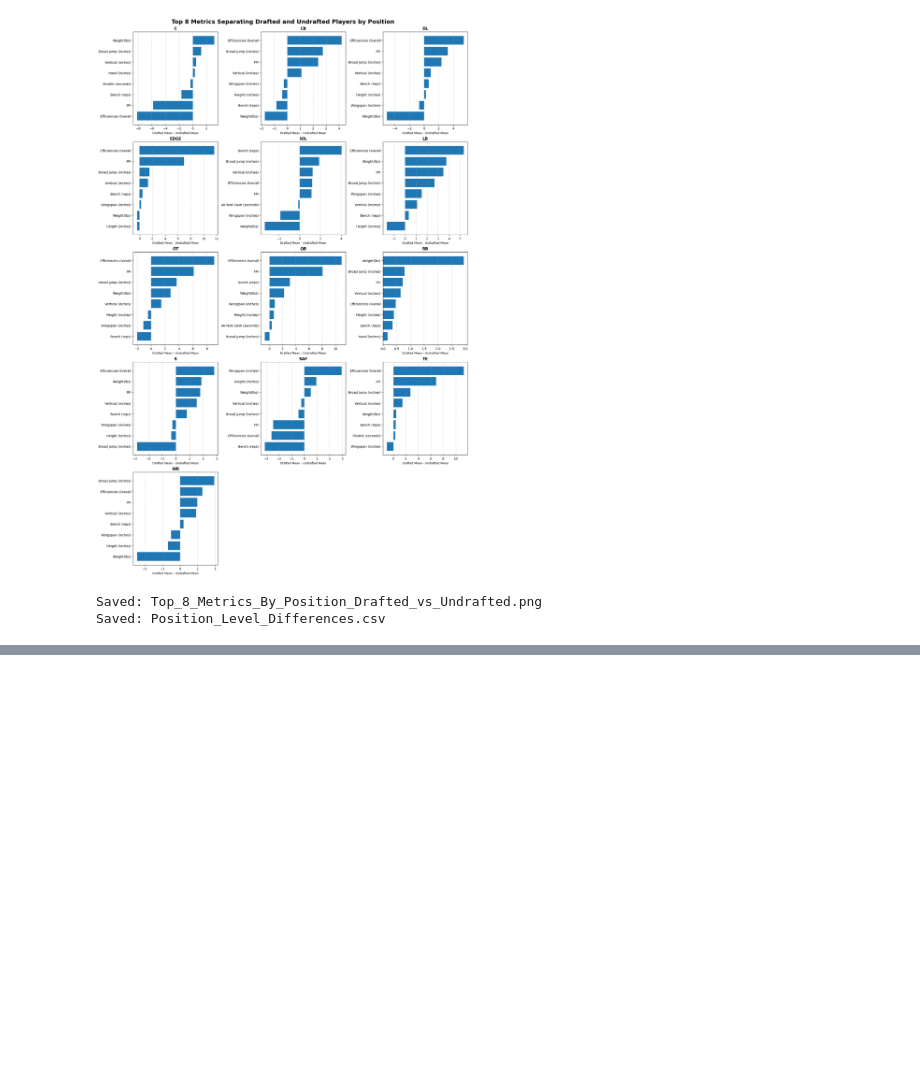
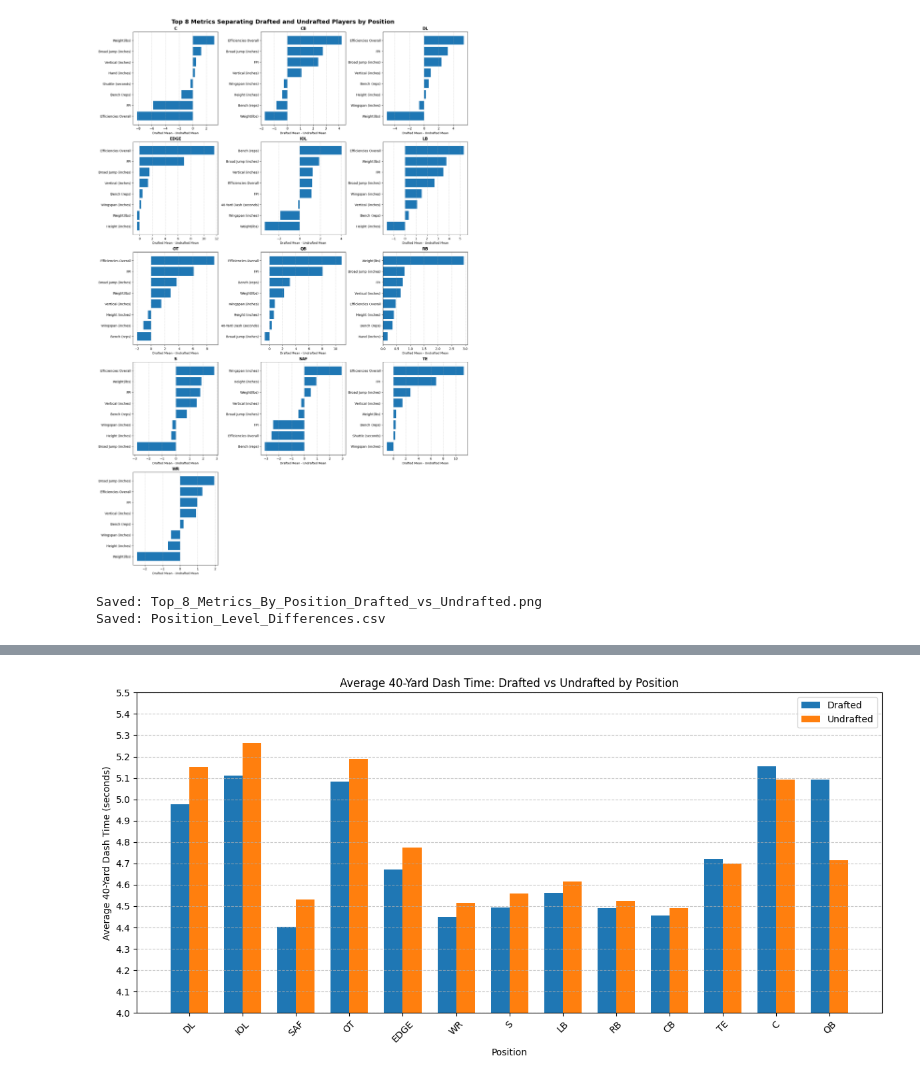
Before and after one commit to alexlevkulich/BSAN-Project-2, a Jupyter notebook: predict2026.ipynb, the cells around one changed output, grey strips where cells are left out. Cells and saved outputs as stored; diff of their text form; code cells hidden in the pictures; blank space fills up the shorter version.

Commit message:
WR Times

```diff
--- a/predict2026.ipynb
+++ b/predict2026.ipynb
@@ -2411,0 +2998,62 @@ Saved: Position_Level_Differences.csv
+# %%
+# =========================
+# GROUPED BAR CHART
+# =========================
+
+positions = forty_pivot.index.tolist()
+x = np.arange(len(positions))
+width = 0.35
+
+plt.figure(figsize=(12, 6))
+
+plt.bar(
+    x - width / 2,
+    forty_pivot["Drafted"],
+    width,
+    label="Drafted"
+)
+
+plt.bar(
+    x + width / 2,
+    forty_pivot["Undrafted"],
+    width,
+    label="Undrafted"
+)
+
+plt.xticks(
+    x,
+    positions,
+    rotation=45
+)
+
+plt.ylabel("Average 40-Yard Dash Time (seconds)")
+plt.xlabel("Position")
+plt.title("Average 40-Yard Dash Time: Drafted vs Undrafted by Position")
+
+# Start at 4.0 seconds
+plt.ylim(4.0, 5.5)
+
+# More granular ticks
+plt.yticks(
+    np.arange(4.0, 5.51, 0.1)
+)
+
+plt.grid(
+    axis="y",
+    linestyle="--",
+    alpha=0.7
+)
+
+plt.legend()
+
+plt.tight_layout()
+
+plt.savefig(
+    "Average_40_Drafted_vs_Undrafted_By_Position.png",
+    dpi=300,
+    bbox_inches="tight"
+)
+
+plt.show()
+# %% [output]
+[figure, added]
```
Also changed, not shown: parts of 2 cells of this notebook, 12 other files.
